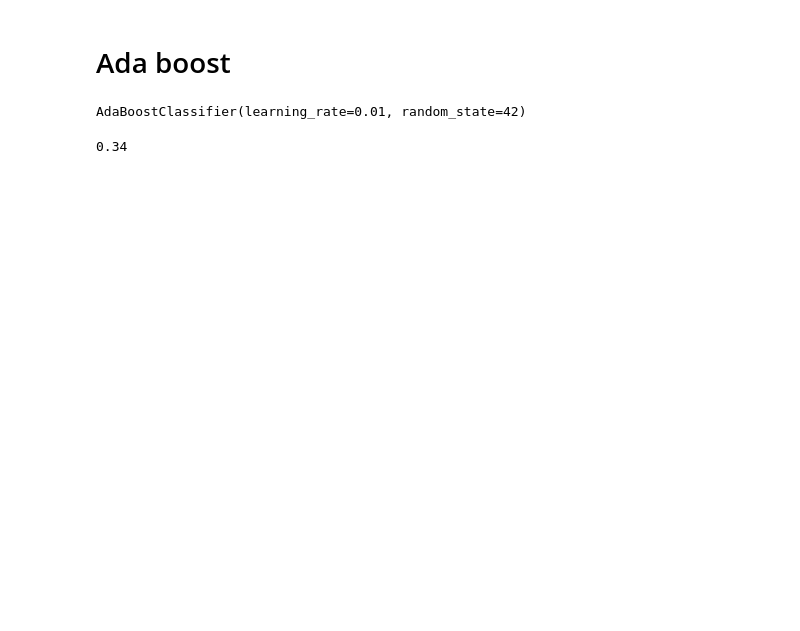
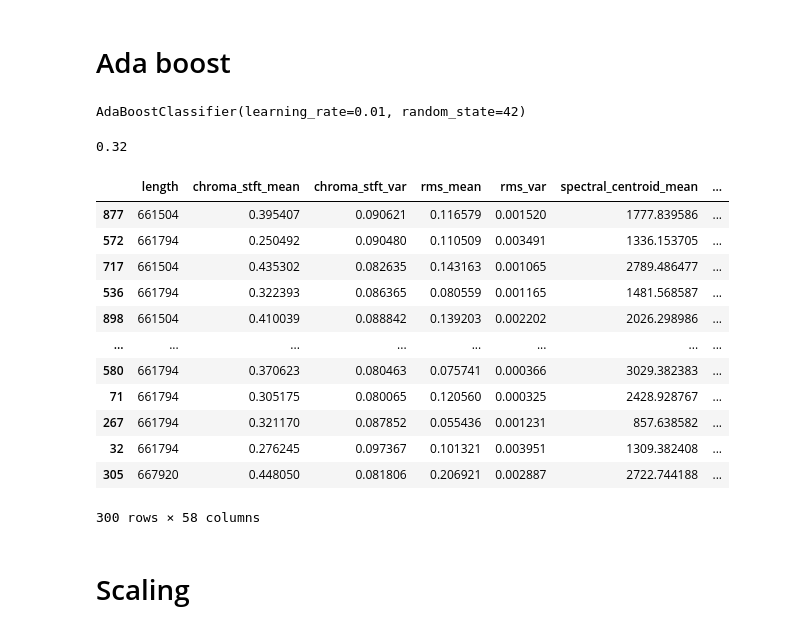
Before and after one commit to Adnan525/music_genre_classification, a Jupyter notebook: gradient_boost.ipynb, the cells around one changed output. Drawn from its saved outputs; the diff is of its cells as text; code cells hidden in the pictures; blank space fills up the shorter version.

```diff
--- a/gradient_boost.ipynb
+++ b/gradient_boost.ipynb
@@ -36,7 +36,7 @@ len(y)
 # %% [output]
 1000
 # %%
-X_train, y_train, X_test, y_test = train_test_split(X, y, test_size=0.3, random_state=42)
+X_train, y_train, X_test, y_test = train_test_split(X, y, test_size=0.3, random_state=42, stratify = y)
 # %% [markdown]
 # Gradient boost
 # %%
@@ -90,4 +90,22 @@ AdaBoostClassifier(learning_rate=0.01, random_state=42)
 y_pred = ada_model.predict(y_train)
 print(accuracy_score(y_test, y_pred))
 # %% [output]
-0.34
+0.32
+# %%
+y_train
+# %% [output]
+|  | length | chroma_stft_mean | chroma_stft_var | rms_mean | rms_var | spectral_centroid_mean | ... |
+| 877 | 661504 | 0.395407 | 0.090621 | 0.116579 | 0.001520 | 1777.839586 | ... |
+| 572 | 661794 | 0.250492 | 0.090480 | 0.110509 | 0.003491 | 1336.153705 | ... |
+| 717 | 661504 | 0.435302 | 0.082635 | 0.143163 | 0.001065 | 2789.486477 | ... |
+| 536 | 661794 | 0.322393 | 0.086365 | 0.080559 | 0.001165 | 1481.568587 | ... |
+| 898 | 661504 | 0.410039 | 0.088842 | 0.139203 | 0.002202 | 2026.298986 | ... |
+| ... | ... | ... | ... | ... | ... | ... | ... |
+| 580 | 661794 | 0.370623 | 0.080463 | 0.075741 | 0.000366 | 3029.382383 | ... |
+| 71 | 661794 | 0.305175 | 0.080065 | 0.120560 | 0.000325 | 2428.928767 | ... |
+| 267 | 661794 | 0.321170 | 0.087852 | 0.055436 | 0.001231 | 857.638582 | ... |
+| 32 | 661794 | 0.276245 | 0.097367 | 0.101321 | 0.003951 | 1309.382408 | ... |
+| 305 | 667920 | 0.448050 | 0.081806 | 0.206921 | 0.002887 | 2722.744188 | ... |
+300 rows × 58 columns
+# %% [markdown]
+# Scaling
```
Also changed, not shown: parts of 7 cells of this notebook.
